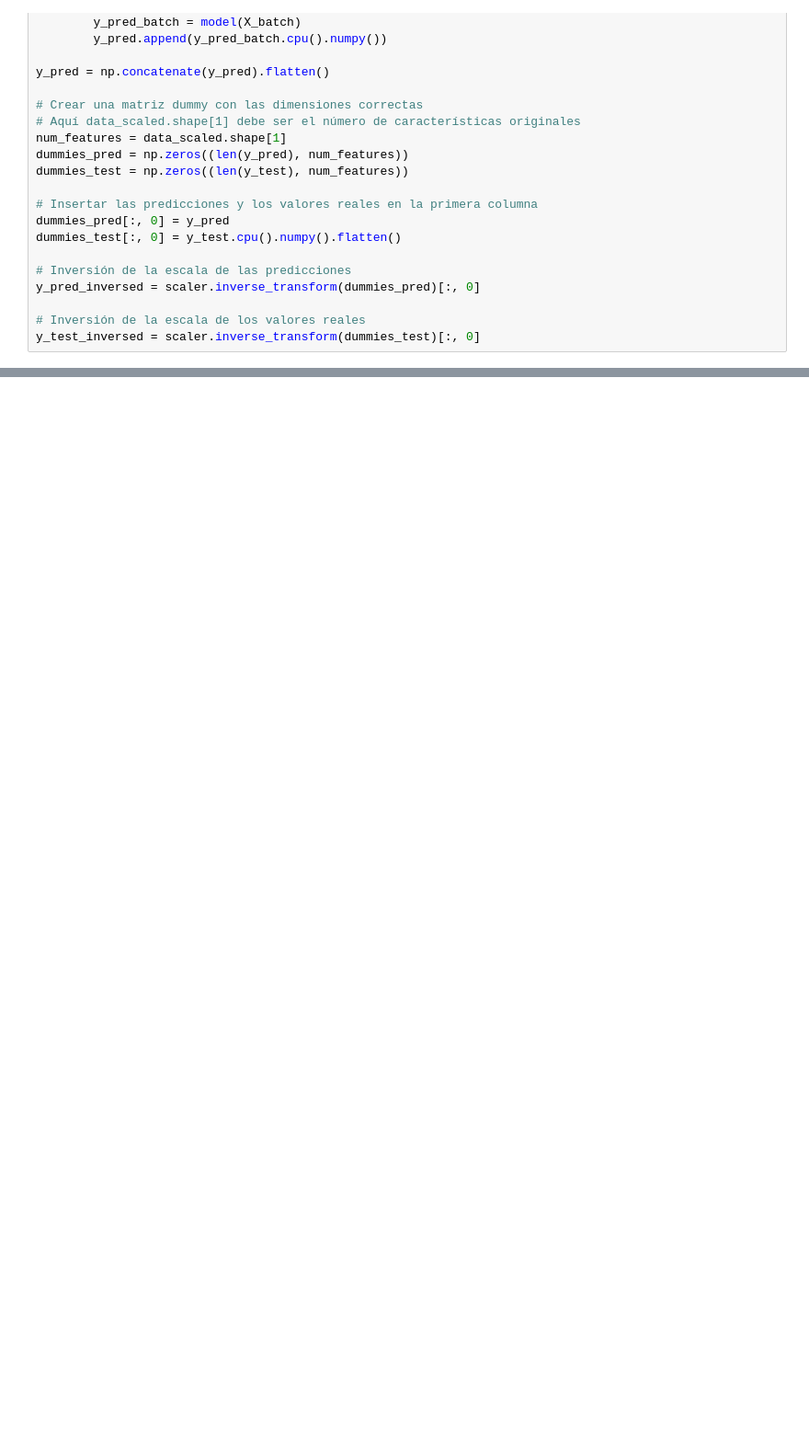
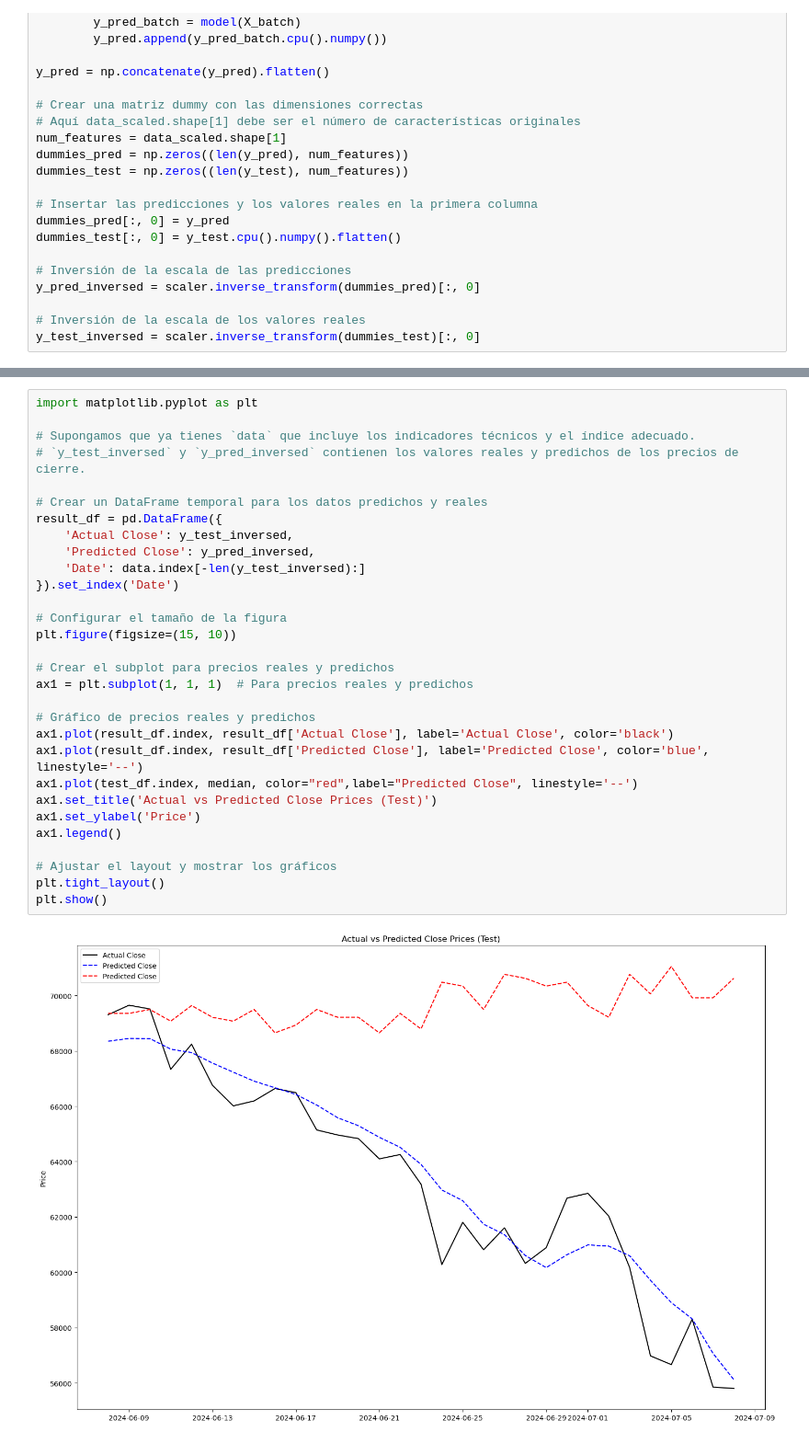
Before and after one commit to Ivo196/Crypto-Price-Forecasting-Using-Autoformer, a Jupyter notebook: Crypto price forecasting using Autoformer.ipynb, the cells around one changed output, grey strips where cells are left out. Shown at 92% size. Cells and saved outputs as stored; diff of their text form; blank space fills up the shorter version.

```diff
--- a/Crypto price forecasting using Autoformer.ipynb
+++ b/Crypto price forecasting using Autoformer.ipynb
@@ -640,0 +610,32 @@ plt.show()
+# %%
+import matplotlib.pyplot as plt
+
+# Supongamos que ya tienes `data` que incluye los indicadores técnicos y el índice adecuado.
+# `y_test_inversed` y `y_pred_inversed` contienen los valores reales y predichos de los precios de cierre.
+
+# Crear un DataFrame temporal para los datos predichos y reales
+result_df = pd.DataFrame({
+    'Actual Close': y_test_inversed,
+    'Predicted Close': y_pred_inversed,
+    'Date': data.index[-len(y_test_inversed):]
+}).set_index('Date')
+
+# Configurar el tamaño de la figura
+plt.figure(figsize=(15, 10))
+
+# Crear el subplot para precios reales y predichos
+ax1 = plt.subplot(1, 1, 1)  # Para precios reales y predichos
+
+# Gráfico de precios reales y predichos
+ax1.plot(result_df.index, result_df['Actual Close'], label='Actual Close', color='black')
+ax1.plot(result_df.index, result_df['Predicted Close'], label='Predicted Close', color='blue', linestyle='--')
+ax1.plot(test_df.index, median, color="red",label="Predicted Close", linestyle='--')
+ax1.set_title('Actual vs Predicted Close Prices (Test)')
+ax1.set_ylabel('Price')
+ax1.legend()
+
+# Ajustar el layout y mostrar los gráficos
+plt.tight_layout()
+plt.show()
+# %% [output]
+[figure, added]
```
Also changed, not shown: parts of 13 cells of this notebook, 1 other file.
